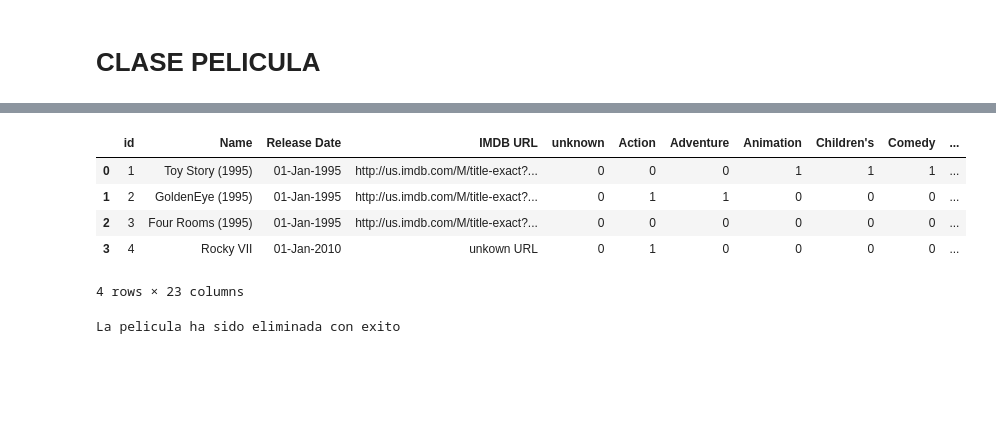
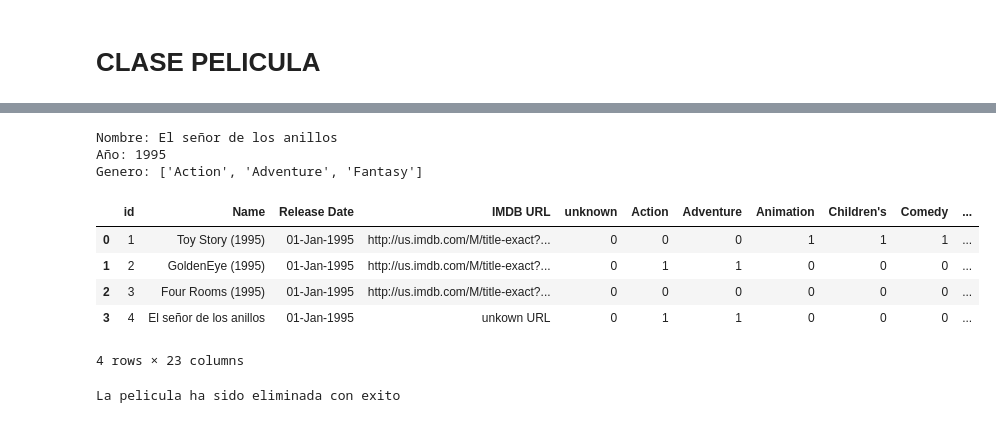
Before and after one commit to jgonzet/DeepLearning_TP1, a Jupyter notebook: Scripts/data_preparation.ipynb, the cells around one changed output, grey strips where cells are left out. Saved outputs shown, nothing was run; the diff lists cells and outputs as text; code cells hidden in the pictures; blank space fills up the shorter version.

```diff
--- a/Scripts/data_preparation.ipynb
+++ b/Scripts/data_preparation.ipynb
@@ -164,18 +20,24 @@ Error:
 # %%
-peliculas_db = Pelicula.create_df_from_csv("../Data/peliculas.csv")
-peli = Pelicula("Rocky VII", 2010, ["Action","Drama","Thriller"])
+peliculas_db = classes.Pelicula.create_df_from_csv("../Data/peliculas.csv")
+# peli = Pelicula("Rocky VII", 2010, ["Action","Drama","Thriller"])
+peli = classes.Pelicula("El señor de los anillos",anio=1995,generos=["Action","Adventure","Fantasy"])
+print(peli)
+
 pelis_short = peliculas_db.head(3)
 peli.write_df(pelis_short)
 
 # Pelicula.get_from_df(pelis_short,anios=[1994,2000],generos=['Action'])
 # Pelicula.get_stats(peliculas_db,generos=["Action"])
 # %% [output]
+Nombre: El señor de los anillos
+Año: 1995
+Genero: ['Action', 'Adventure', 'Fantasy']
 |  | id | Name | Release Date | IMDB URL | unknown | Action | Adventure | Animation | Children's | Comedy | ... |
 | 0 | 1 | Toy Story (1995) | 01-Jan-1995 | http://us.imdb.com/M/title-exact?... | 0 | 0 | 0 | 1 | 1 | 1 | ... |
 | 1 | 2 | GoldenEye (1995) | 01-Jan-1995 | http://us.imdb.com/M/title-exact?... | 0 | 1 | 1 | 0 | 0 | 0 | ... |
 | 2 | 3 | Four Rooms (1995) | 01-Jan-1995 | http://us.imdb.com/M/title-exact?... | 0 | 0 | 0 | 0 | 0 | 0 | ... |
-| 3 | 4 | Rocky VII | 01-Jan-2010 | unkown URL | 0 | 1 | 0 | 0 | 0 | 0 | ... |
+| 3 | 4 | El señor de los anillos | 01-Jan-1995 | unkown URL | 0 | 1 | 1 | 0 | 0 | 0 | ... |
-4 rows × 23 columns
+4 rows × 23 columns
 # %%
 peli.remove_from_df(pelis_short)
 pelis_short
```
Also changed, not shown: parts of 33 cells of this notebook, 2 other files.
